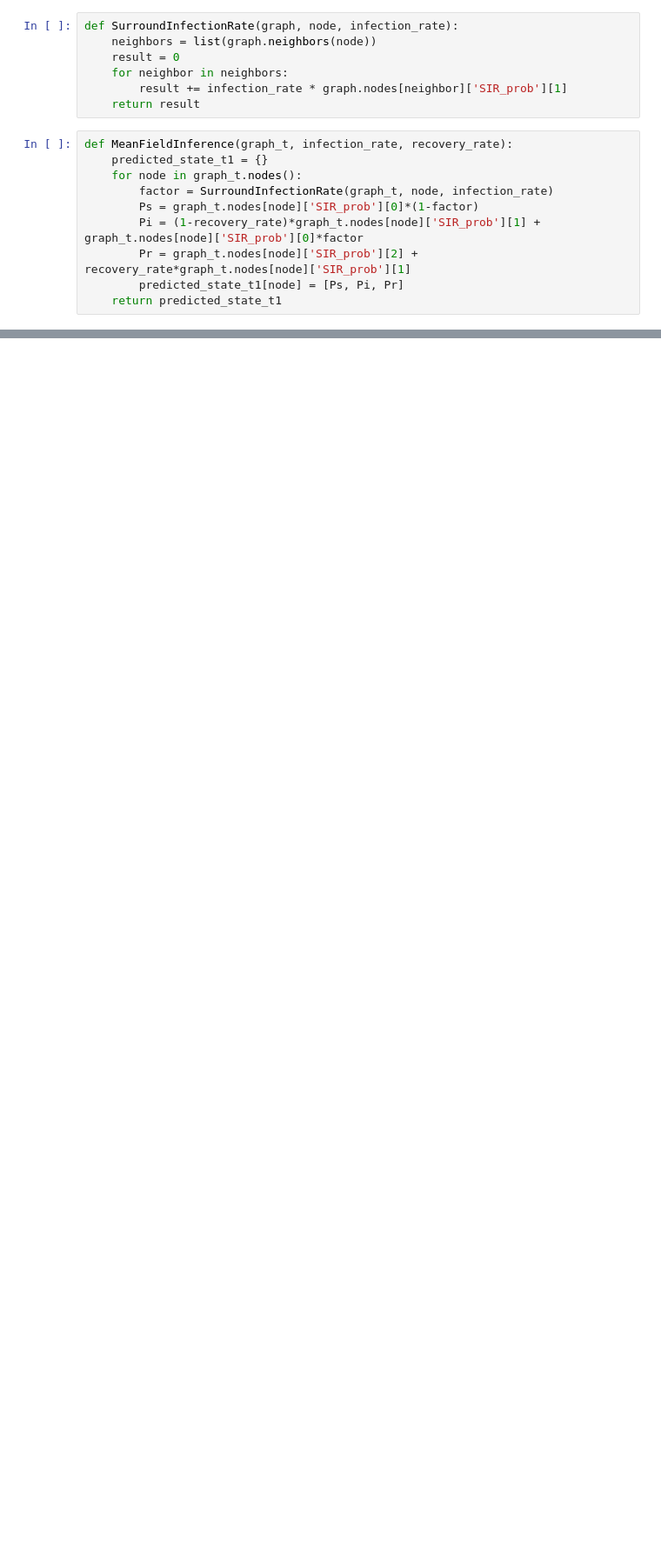
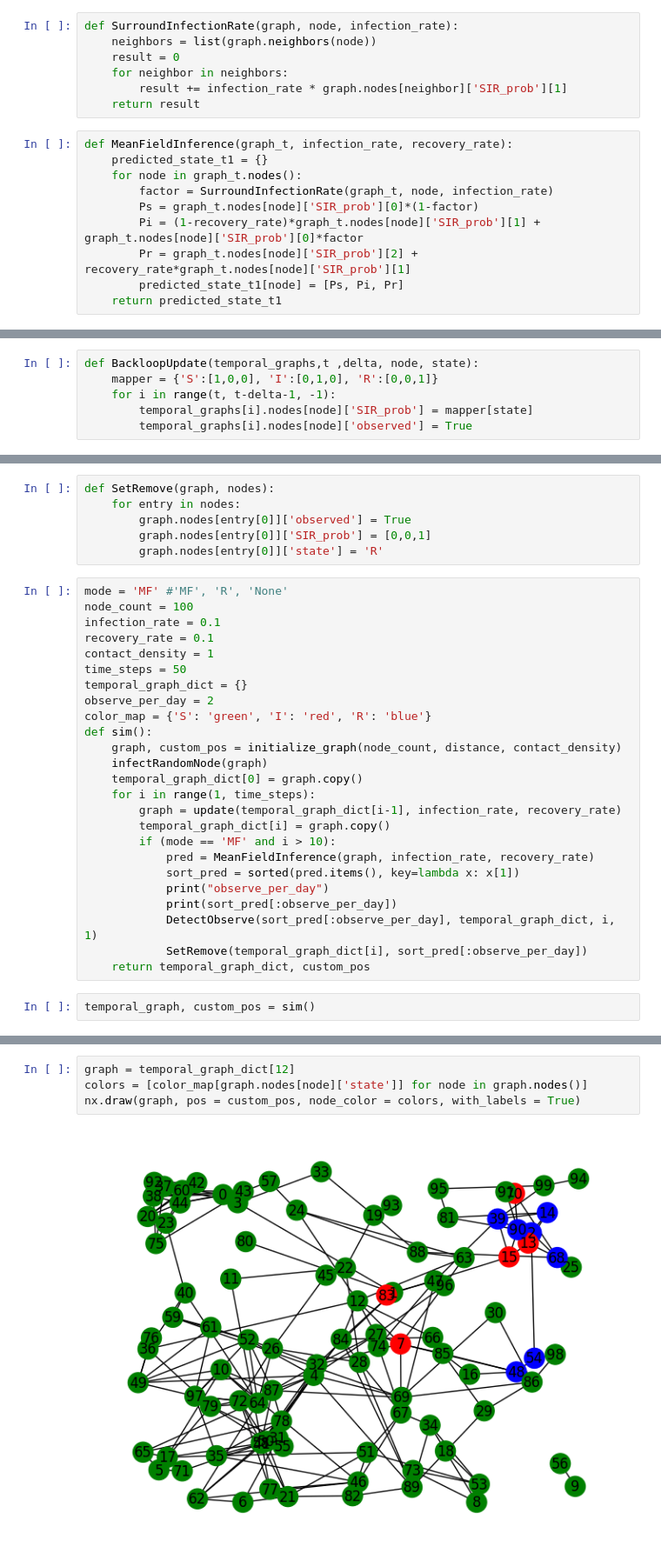
Before and after one commit to FYYHU/BAMnet, a Jupyter notebook: 2DunifMean.ipynb, the cells around one changed output, grey strips where cells are left out. Shown at 87% size. Drawn from its saved outputs; the diff is of its cells as text; blank space fills up the shorter version.

```diff
--- a/2DunifMean.ipynb
+++ b/2DunifMean.ipynb
@@ -200,0 +83,6 @@ pred_list[1]
+# %%
+def BackloopUpdate(temporal_graphs,t ,delta, node, state):
+    mapper = {'S':[1,0,0], 'I':[0,1,0], 'R':[0,0,1]}
+    for i in range(t, t-delta-1, -1):
+        temporal_graphs[i].nodes[node]['SIR_prob'] = mapper[state]
+        temporal_graphs[i].nodes[node]['observed'] = True
@@ -200,0 +100,33 @@ pred_list[1]
+# %%
+def SetRemove(graph, nodes):
+    for entry in nodes:
+        graph.nodes[entry[0]]['observed'] = True
+        graph.nodes[entry[0]]['SIR_prob'] = [0,0,1]
+        graph.nodes[entry[0]]['state'] = 'R'
+# %%
+mode = 'MF' #'MF', 'R', 'None'
+node_count = 100
+infection_rate = 0.1
+recovery_rate = 0.1
+contact_density = 1
+time_steps = 50
+temporal_graph_dict = {}
+observe_per_day = 2
+color_map = {'S': 'green', 'I': 'red', 'R': 'blue'}
+def sim():
+    graph, custom_pos = initialize_graph(node_count, distance, contact_density)
+    infectRandomNode(graph)
+    temporal_graph_dict[0] = graph.copy()
+    for i in range(1, time_steps):
+        graph = update(temporal_graph_dict[i-1], infection_rate, recovery_rate)
+        temporal_graph_dict[i] = graph.copy()
+        if (mode == 'MF' and i > 10):
+            pred = MeanFieldInference(graph, infection_rate, recovery_rate)
+            sort_pred = sorted(pred.items(), key=lambda x: x[1])
+            print("observe_per_day")
+            print(sort_pred[:observe_per_day])
+            DetectObserve(sort_pred[:observe_per_day], temporal_graph_dict, i, 1)
+            SetRemove(temporal_graph_dict[i], sort_pred[:observe_per_day])
+    return temporal_graph_dict, custom_pos
+# %%
+temporal_graph, custom_pos = sim()
@@ -200,0 +151,6 @@ pred_list[1]
+# %%
+graph = temporal_graph_dict[12]
+colors = [color_map[graph.nodes[node]['state']] for node in graph.nodes()]
+nx.draw(graph, pos = custom_pos, node_color = colors, with_labels = True)
+# %% [output]
+[figure, added]
```
Also changed, not shown: parts of 15 cells of this notebook.
